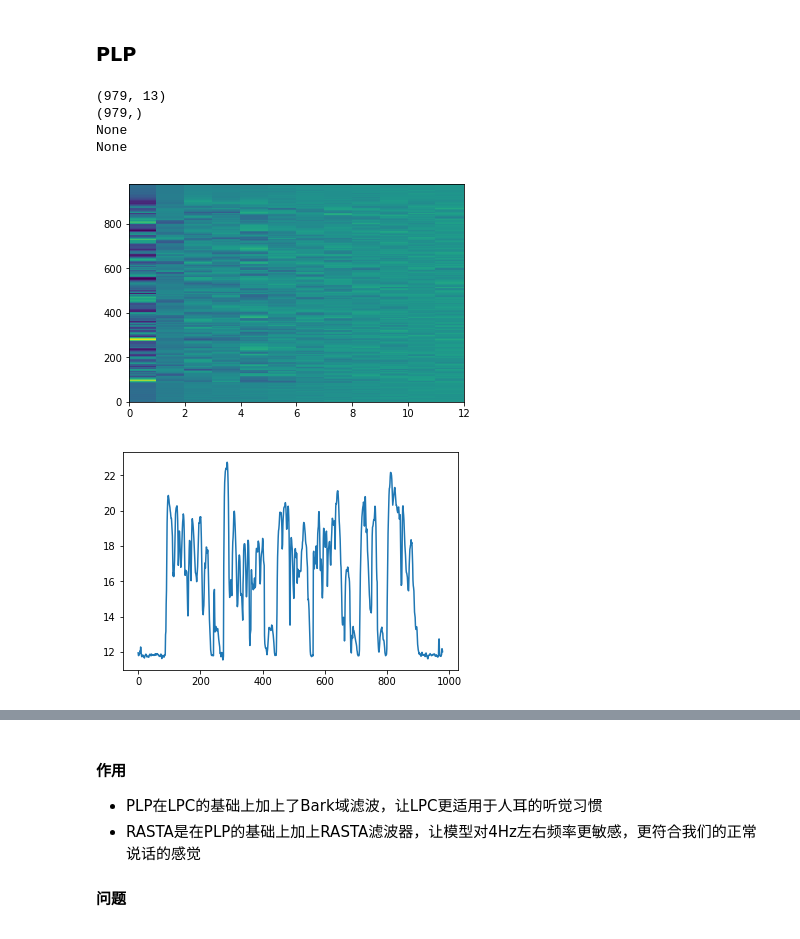
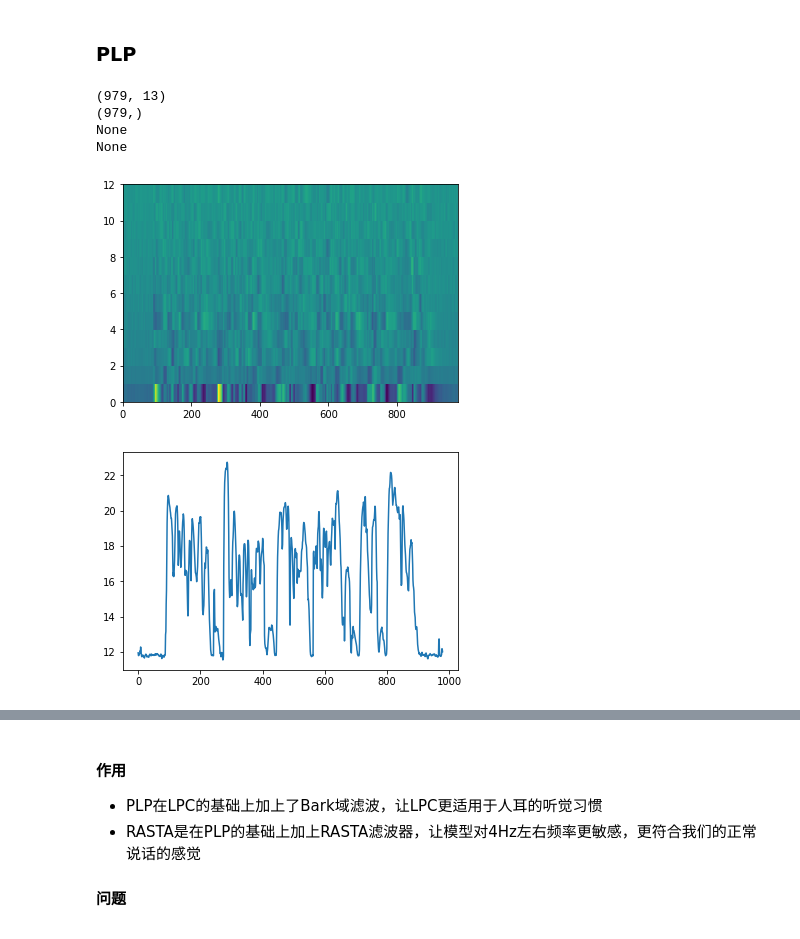
Before and after one commit to wangtianrui/sounds_pretreatment, a Jupyter notebook: py3_main.ipynb, the cells around one changed output, grey strips where cells are left out. Saved outputs shown, nothing was run; the diff lists cells and outputs as text; code cells hidden in the pictures.

```diff
--- a/py3_main.ipynb
+++ b/py3_main.ipynb
@@ -270,18 +275,18 @@ import feature_extraction.plp as plp
 # %%
 plp_ = plp.get_plp(audio,sampling_freq)
 for i in range(len(plp_)):
     if plp_[i] is None:
         print("None")
     else:
         print(plp_[i].shape)
-drawer_utils.plot_colormesh(plp_[0])
+drawer_utils.plot_colormesh(np.transpose(plp_[0]))
 drawer_utils.plot_array(plp_[1])
 # %% [output]
 (979, 13)
 (979,)
 None
 None
-[figure, old version]
+[figure, new version]
 [figure]
 # %%
 plp_ = plp.get_plp(audio,sampling_freq,rasta=False)
```
Also changed, not shown: parts of 14 cells of this notebook, 6 other files.
